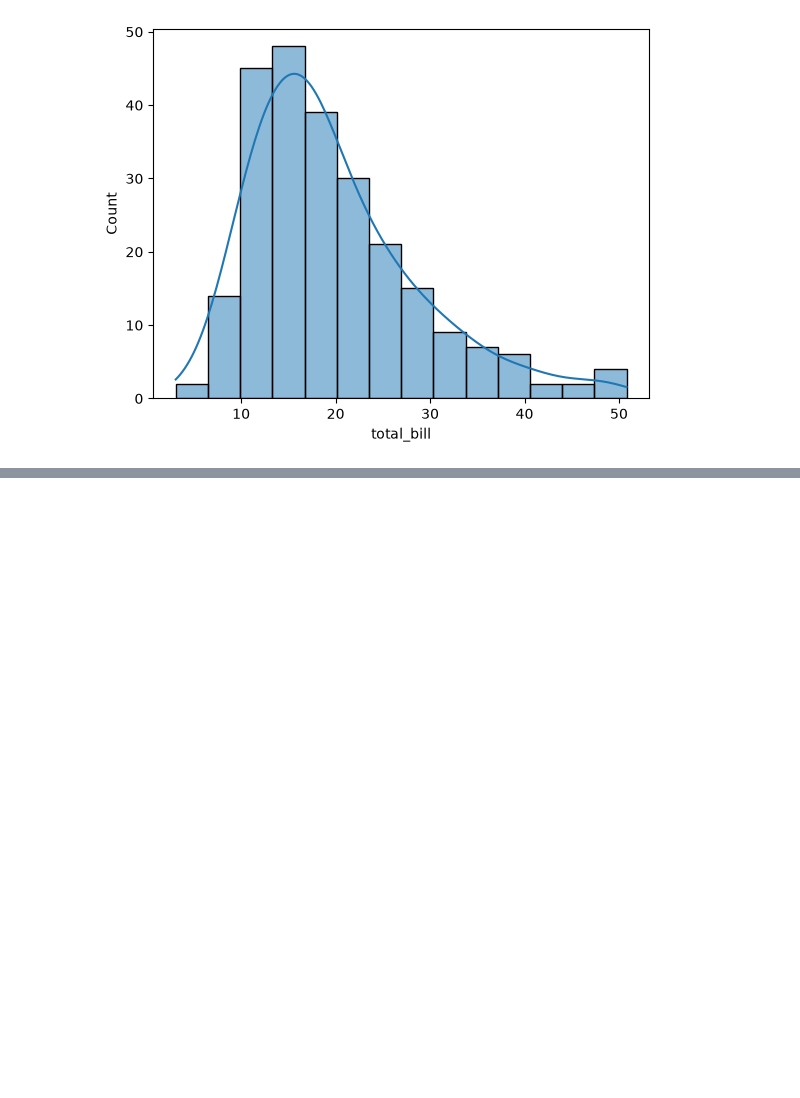
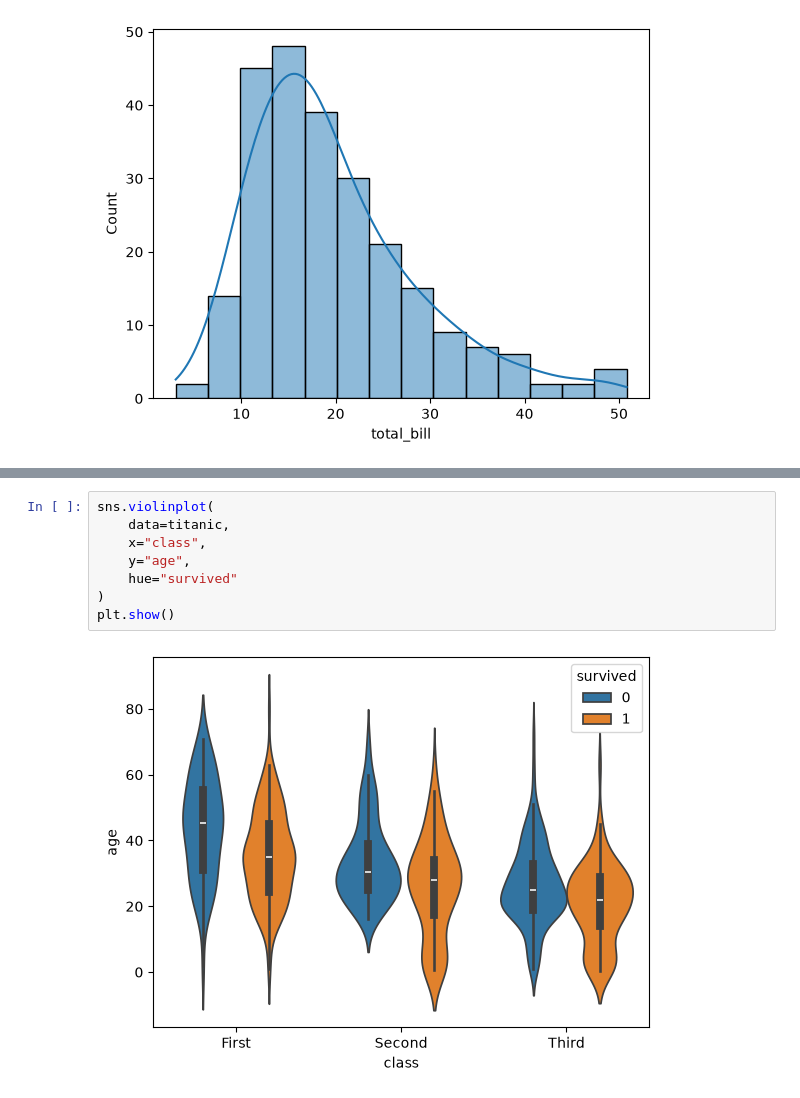
Before and after one commit to Harshit83183/Pythonn, a Jupyter notebook: Seaborn/seaborn.ipynb, the cells around one changed output, grey strips where cells are left out. Drawn from its saved outputs; the diff is of its cells as text; blank space fills up the shorter version.

```diff
--- a/Seaborn/seaborn.ipynb
+++ b/Seaborn/seaborn.ipynb
@@ -166,0 +201,10 @@ plt.show()
+# %%
+sns.violinplot(
+    data=titanic,
+    x="class",
+    y="age",
+    hue="survived"
+)
+plt.show()
+# %% [output]
+[figure, added]
```
Also changed, not shown: parts of 14 cells of this notebook.
